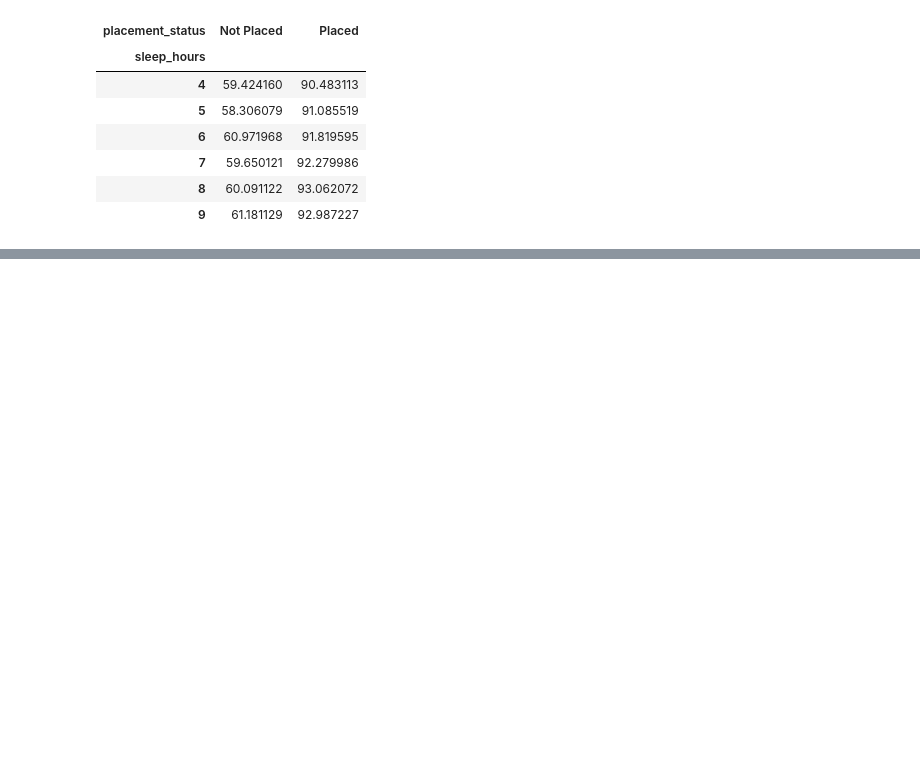
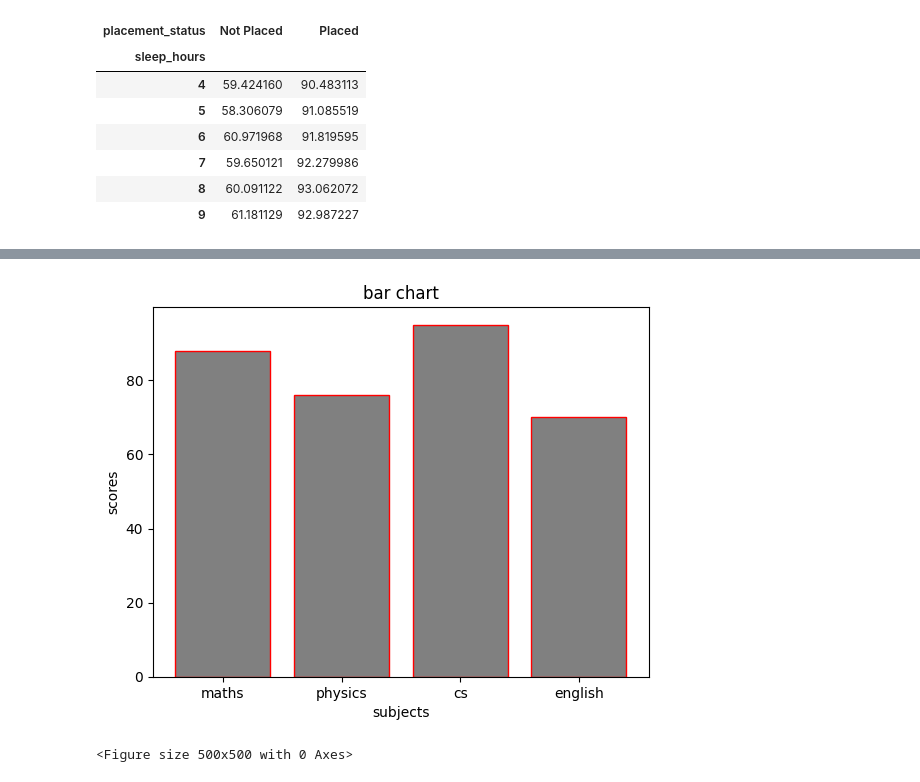
Before and after one commit to syedryaaan/data_science, a Jupyter notebook: pandas.ipynb, the cells around one changed output, grey strips where cells are left out. Saved outputs shown, nothing was run; the diff lists cells and outputs as text; code cells hidden in the pictures; blank space fills up the shorter version.

```diff
--- a/pandas.ipynb
+++ b/pandas.ipynb
@@ -482,0 +503,13 @@ node.js
+# %%
+subjects = ['maths','physics','cs','english']
+scores = [88,76,95,70]
+plt.bar(subjects,scores,color='grey',edgecolor ='red')
+plt.xlabel('subjects')
+plt.ylabel('scores')
+plt.title('bar chart')
+plt.figure(figsize=(5,5))
+plt.tight_layout()
+plt.show()
+# %% [output]
+[figure, added]
+<Figure size 500x500 with 0 Axes>
```
Also changed, not shown: parts of 10 cells of this notebook.
